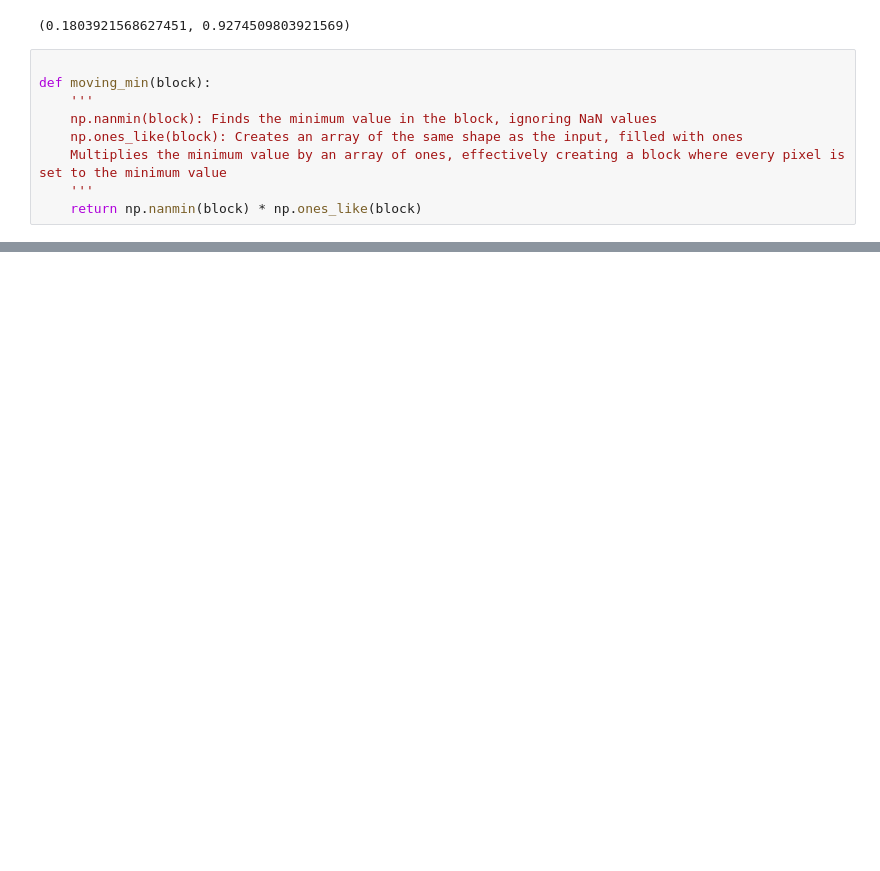
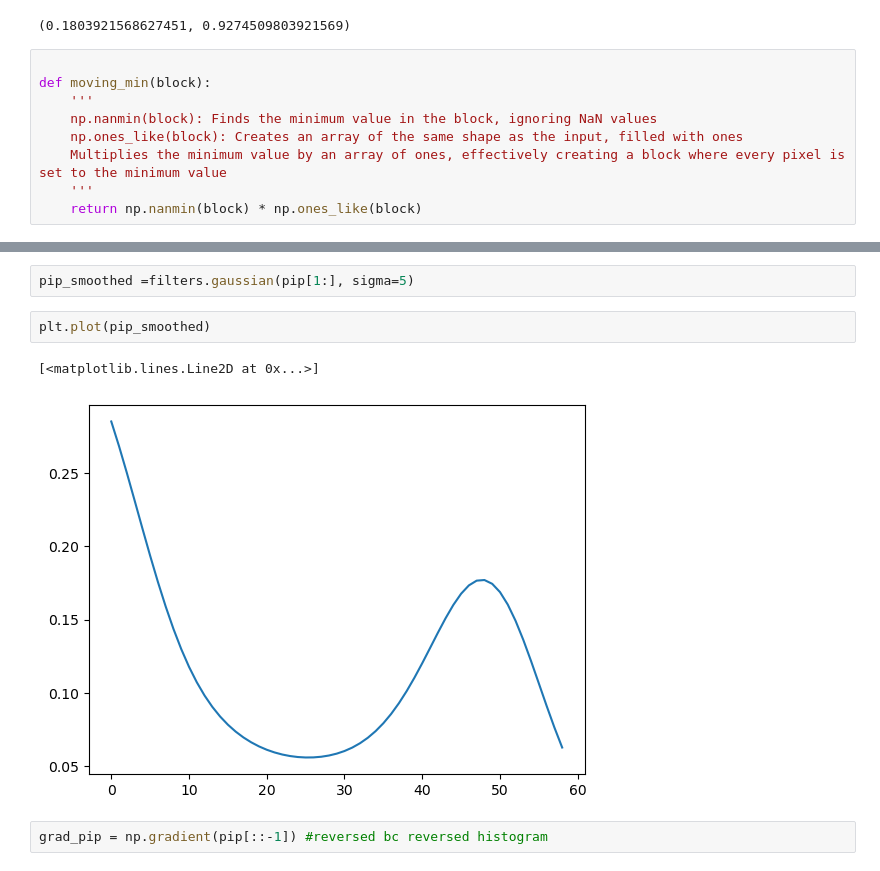
Before and after one commit to irene146/whitecaps, a Jupyter notebook: v1.1.ipynb, the cells around one changed output, grey strips where cells are left out. Cells and saved outputs as stored; diff of their text form; blank space fills up the shorter version.

```diff
--- a/v1.1.ipynb
+++ b/v1.1.ipynb
@@ -52,0 +92,9 @@ plt.colorbar()
+# %%
+pip_smoothed =filters.gaussian(pip[1:], sigma=5)
+# %%
+plt.plot(pip_smoothed)
+# %% [output]
+[<matplotlib.lines.Line2D at 0x...>]
+[figure, added]
+# %%
+grad_pip = np.gradient(pip[::-1]) #reversed bc reversed histogram
```
Also changed, not shown: parts of 11 cells of this notebook.
